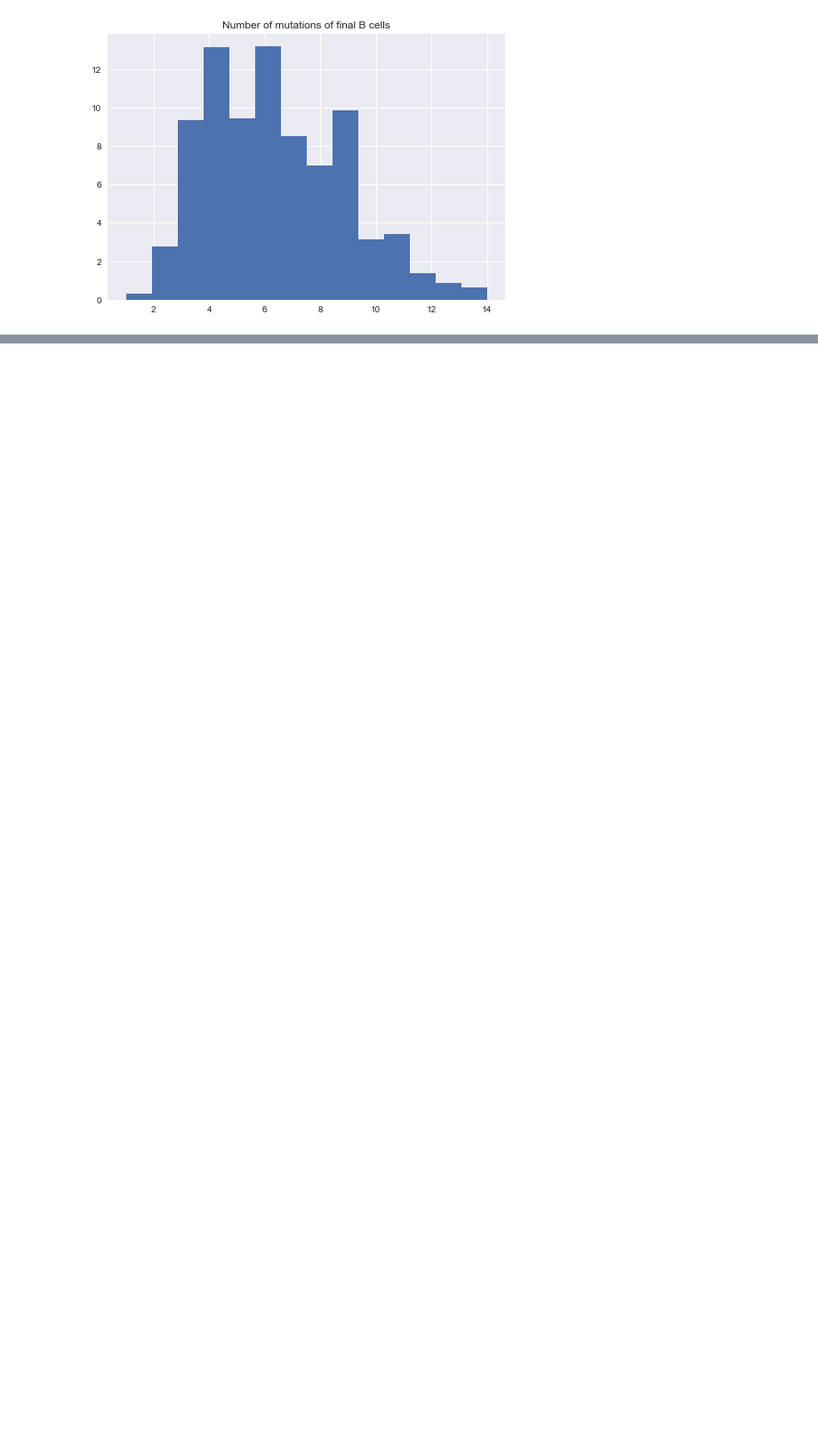
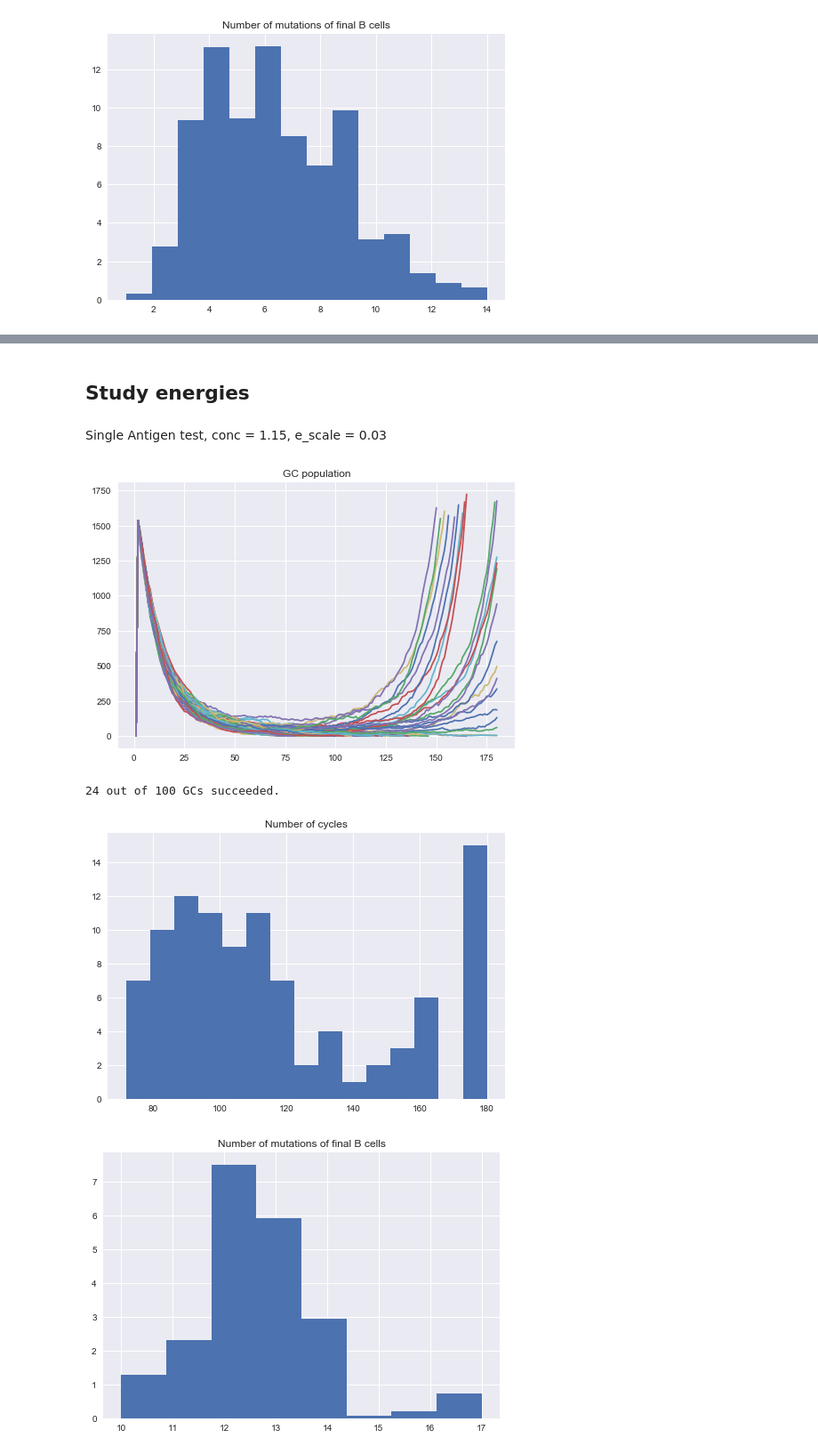
Before and after one commit to jlouveau/Github_Kayla_Joy, a Jupyter notebook: Analysis.ipynb, the cells around one changed output, grey strips where cells are left out. Shown at 89% size. Drawn from its saved outputs; the diff is of its cells as text; code cells hidden in the pictures; blank space fills up the shorter version.

Commit message:
study of energies in Analysis.ipynb

```diff
--- a/Analysis.ipynb
+++ b/Analysis.ipynb
@@ -480,0 +531,79 @@ plot.show()
+# %% [markdown]
+## Study energies
+# %% [markdown]
+Single Antigen test, conc = 1.15, e_scale = 0.03
+# %%
+# lognormal
+reader    = csv.DictReader(open('output-total.csv'))
+totTable  = [obs for obs in reader]
+reader    = csv.DictReader(open('output-memory.csv'))
+memTable = [obs for obs in reader]
+reader     = csv.DictReader(open('output-largest-clone.csv'))
+bigTable = [obs for obs in reader]
+
+# output total table -> survival and nb cycles
+nTrials  = 100
+nSucceed = 0
+nCycles  = []
+
+fig = plot.figure()
+for i in range(nTrials):
+    trialTotTable = selectObservations(totTable, ['trial'], [str(i)])
+    x      = [int(o['cycle'])           for o in trialTotTable]
+    y      = [int(o['number recycled']) for o in trialTotTable]
+    if y[-1]>0: nSucceed += 1
+    nCycles.append(x[-1])
+    plot.plot(x, y)
+plot.title('GC population')
+plot.show()
+
+print('%d out of %d GCs succeeded.' % (nSucceed, nTrials))
+
+fig = plot.figure()
+n, bins, patches = plot.hist(nCycles, 15)
+plot.title('Number of cycles')
+plot.show()
+
+# memory table -> mutations, exit-cells energies, energies and breadth with test panel
+nMutations = []
+weights    = []
+exitEnergies = []
+for i in range(nTrials):
+    trialMemTable = selectObservations(memTable, ['trial'], [str(i)])
+    total  = float(np.sum([int(o['number']) for o in trialMemTable]))
+    for o in trialMemTable:
+        nMutations.append(int(o['CDR_mutations']))
+        weights.append(float(o['number'])/total)
+        exitEnergies.append(float(o['E']))
+
+fig = plot.figure()
+n, bins, patches = plot.hist(nMutations, 1 + np.max(nMutations) - np.min(nMutations), weights=weights)
+plot.title('Number of mutations of final B cells')
+plot.show()
+
+fig = plot.figure()
+n, bins, patches = plot.hist(exitEnergies, 10)
+plot.title('Exit Energies')
+fig.savefig('exit_energies.pdf')
+plot.show()
+
+# largest clone table -> energy trajectory
+cm  = plot.get_cmap('inferno')
+fig = plot.figure()
+ax  = fig.add_subplot(111)
+for i in range(nTrials):
+    trialBigTable = selectObservations(bigTable, ['trial'], [str(i)])
+    x      = [float(o['E']) for o in trialBigTable]
+    y      = [float(o['generation'])  for o in trialBigTable]
+    ax.set_color_cycle([cm(1.*i/(len(x)-1)) for i in range(len(x)-1)])
+    for k in range(len(x)-1):
+        ax.plot(x[k:k+2],y[k:k+2])
+    #plot.plot(x, y)
+plot.title('E vs. generation, survive')
+fig.savefig('E-generation-path-survive-largest-clone.pdf')
+plot.show()
+# %% [output]
+[figure, added]
+24 out of 100 GCs succeeded.
+[figure, added]
+[figure, added]
```
Also changed, not shown: parts of 4 cells of this notebook, 4 other files.
